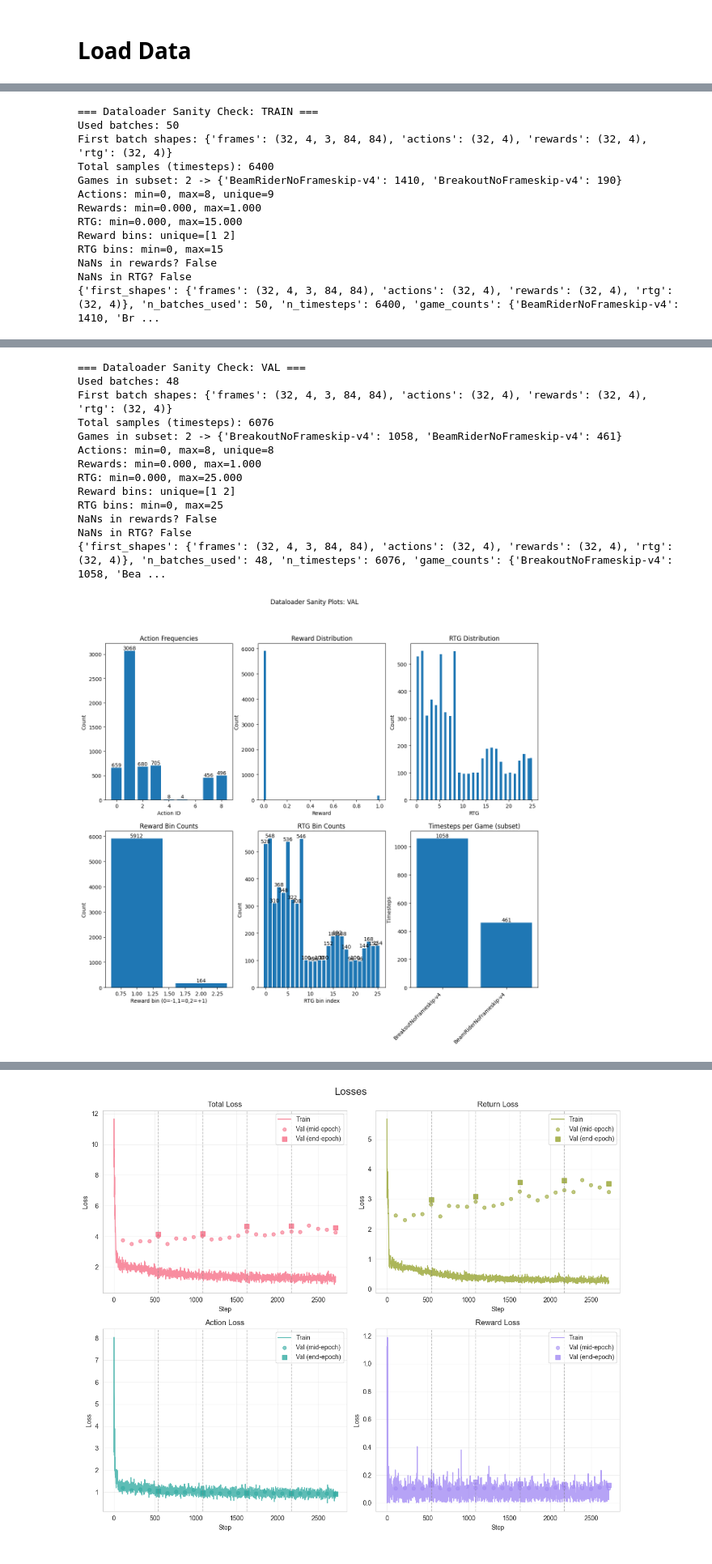
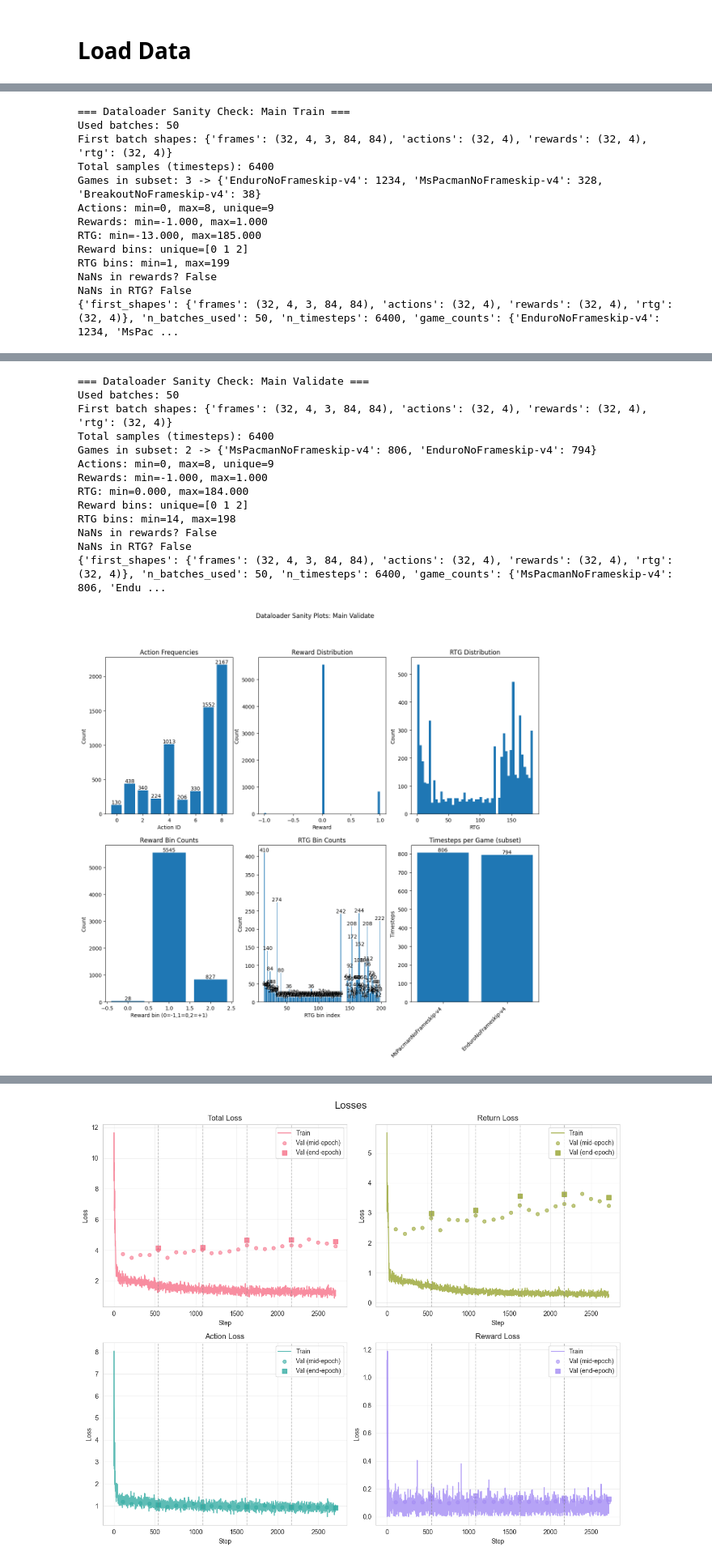
Before and after one commit to IdanReed/AtariDeepLearning, a Jupyter notebook: _model.ipynb, the cells around one changed output, grey strips where cells are left out. Shown at 81% size. Saved outputs shown, nothing was run; the diff lists cells and outputs as text; code cells hidden in the pictures.

Commit message:
Support holdout games

```diff
--- a/_model.ipynb
+++ b/_model.ipynb
@@ -17,9 +17,10 @@ from npz_loader import discover_game_npz_paths, get_sequences_by_game, fix_obs_p
 
 train_game_dirs = [
     Path(r"dataset\BeamRiderNoFrameskip-v4\BeamRiderNoFrameskip-v4"),
+
     Path(r"dataset\BreakoutNoFrameskip-v4\BreakoutNoFrameskip-v4"),
-    # Path(r"dataset\EnduroNoFrameskip-v4\EnduroNoFrameskip-v4"),
-    # Path(r"dataset\MsPacmanNoFrameskip-v4\MsPacmanNoFrameskip-v4"),
+    Path(r"dataset\EnduroNoFrameskip-v4\EnduroNoFrameskip-v4"),
+    Path(r"dataset\MsPacmanNoFrameskip-v4\MsPacmanNoFrameskip-v4"),
     # Path(r"dataset\PongNoFrameskip-v4\PongNoFrameskip-v4"),
     # Path(r"dataset\QbertNoFrameskip-v4\QbertNoFrameskip-v4"),
     # Path(r"dataset\SeaquestNoFrameskip-v4\SeaquestNoFrameskip-v4"),
@@ -40,10 +43,18 @@ Sampled 40 episodes (10.0% of 400 total)
 # %%
 from episode_dataset import make_train_val_dataloaders
 
-train_loader, val_loader, train_dataset, val_dataset, bins = make_train_val_dataloaders(
+holdout_games = [
+    Path(r"dataset\BeamRiderNoFrameskip-v4\BeamRiderNoFrameskip-v4").name
+]
+
+# Note that this function must be called for all data the model will see
+# Otherwise the binning may not be correct for new data
+main_bundle, holdout_bundle, bins = make_train_val_dataloaders(
     sampled_episodes,
     train_frac=0.9,
     timestep_window_size=4,
     image_size=(84, 84),
     batch_size=32,
+
+    holdout_games=holdout_games
 )
@@ -50,19 +63,19 @@ train_loader, val_loader, train_dataset, val_dataset, bins = make_train_val_data
 # %%
 from dataloader_stats import inspect_dataloader
 
-inspect_dataloader(train_loader, "TRAIN")
-inspect_dataloader(val_loader, "VAL")
+inspect_dataloader(main_bundle.train_loader, "Main Train")
+inspect_dataloader(main_bundle.val_loader, "Main Validate")
 # %% [output]
-=== Dataloader Sanity Check: TRAIN ===
+=== Dataloader Sanity Check: Main Train ===
 Used batches: 50
 First batch shapes: {'frames': (32, 4, 3, 84, 84), 'actions': (32, 4), 'rewards': (32, 4), 'rtg': (32, 4)}
 Total samples (timesteps): 6400
-Games in subset: 2 -> {'BeamRiderNoFrameskip-v4': 1410, 'BreakoutNoFrameskip-v4': 190}
+Games in subset: 3 -> {'EnduroNoFrameskip-v4': 1234, 'MsPacmanNoFrameskip-v4': 328, 'BreakoutNoFrameskip-v4': 38}
 Actions: min=0, max=8, unique=9
-Rewards: min=0.000, max=1.000
-RTG: min=0.000, max=15.000
-Reward bins: unique=[1 2]
-RTG bins: min=0, max=15
+Rewards: min=-1.000, max=1.000
+RTG: min=-13.000, max=185.000
+Reward bins: unique=[0 1 2]
+RTG bins: min=1, max=199
 NaNs in rewards? False
 NaNs in RTG? False
-{'first_shapes': {'frames': (32, 4, 3, 84, 84), 'actions': (32, 4), 'rewards': (32, 4), 'rtg': (32, 4)}, 'n_batches_used': 50, 'n_timesteps': 6400, 'game_counts': {'BeamRiderNoFrameskip-v4': 1410, 'Br ...
+{'first_shapes': {'frames': (32, 4, 3, 84, 84), 'actions': (32, 4), 'rewards': (32, 4), 'rtg': (32, 4)}, 'n_batches_used': 50, 'n_timesteps': 6400, 'game_counts': {'EnduroNoFrameskip-v4': 1234, 'MsPac ...
@@ -70,14 +83,14 @@ NaNs in RTG? False
-=== Dataloader Sanity Check: VAL ===
-Used batches: 48
+=== Dataloader Sanity Check: Main Validate ===
+Used batches: 50
 First batch shapes: {'frames': (32, 4, 3, 84, 84), 'actions': (32, 4), 'rewards': (32, 4), 'rtg': (32, 4)}
-Total samples (timesteps): 6076
-Games in subset: 2 -> {'BreakoutNoFrameskip-v4': 1058, 'BeamRiderNoFrameskip-v4': 461}
-Actions: min=0, max=8, unique=8
-Rewards: min=0.000, max=1.000
-RTG: min=0.000, max=25.000
-Reward bins: unique=[1 2]
-RTG bins: min=0, max=25
+Total samples (timesteps): 6400
+Games in subset: 2 -> {'MsPacmanNoFrameskip-v4': 806, 'EnduroNoFrameskip-v4': 794}
+Actions: min=0, max=8, unique=9
+Rewards: min=-1.000, max=1.000
+RTG: min=0.000, max=184.000
+Reward bins: unique=[0 1 2]
+RTG bins: min=14, max=198
 NaNs in rewards? False
 NaNs in RTG? False
-{'first_shapes': {'frames': (32, 4, 3, 84, 84), 'actions': (32, 4), 'rewards': (32, 4), 'rtg': (32, 4)}, 'n_batches_used': 48, 'n_timesteps': 6076, 'game_counts': {'BreakoutNoFrameskip-v4': 1058, 'Bea ...
+{'first_shapes': {'frames': (32, 4, 3, 84, 84), 'actions': (32, 4), 'rewards': (32, 4), 'rtg': (32, 4)}, 'n_batches_used': 50, 'n_timesteps': 6400, 'game_counts': {'MsPacmanNoFrameskip-v4': 806, 'Endu ...
-[figure, old version]
+[figure, new version]
```
Also changed, not shown: parts of 14 cells of this notebook, 3 other files.
